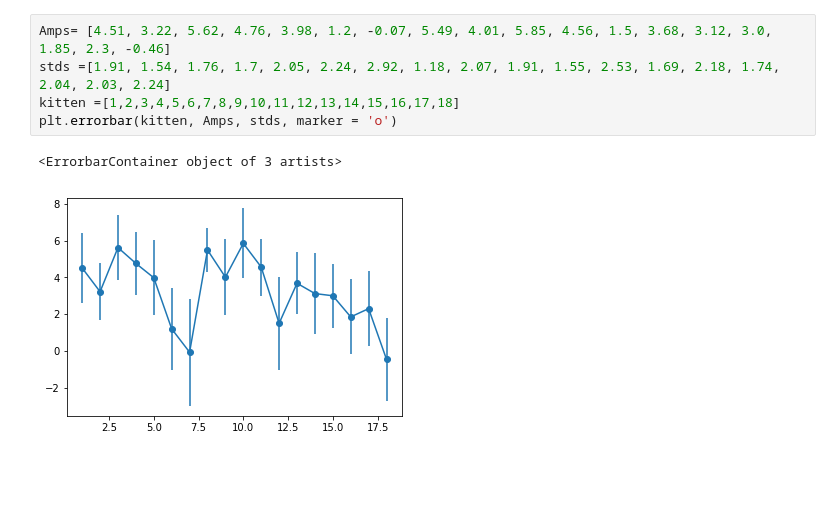
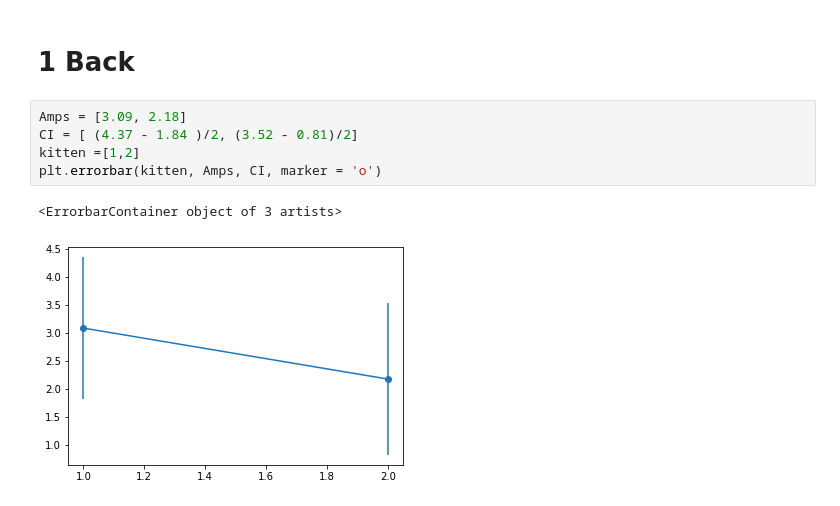
Before and after one commit to WhitneyLab/Serial_Dependence_Analysis_Base, a Jupyter notebook: Subject_JupyterNotebook_VonMises.ipynb, the cells around one changed output. Cells and saved outputs as stored; diff of their text form.

```diff
--- a/Subject_JupyterNotebook_VonMises.ipynb
+++ b/Subject_JupyterNotebook_VonMises.ipynb
@@ -444,10 +498,10 @@ Bin stds:
-# %%
-Amps= [4.51, 3.22, 5.62, 4.76, 3.98, 1.2, -0.07, 5.49, 4.01, 5.85, 4.56, 1.5, 3.68, 3.12, 3.0, 1.85, 2.3, -0.46]
-stds =[1.91, 1.54, 1.76, 1.7, 2.05, 2.24, 2.92, 1.18, 2.07, 1.91, 1.55, 2.53, 1.69, 2.18, 1.74, 2.04, 2.03, 2.24]
-kitten =[1,2,3,4,5,6,7,8,9,10,11,12,13,14,15,16,17,18]
-plt.errorbar(kitten, Amps, stds, marker = 'o')
-# %% [output]
-<ErrorbarContainer object of 3 artists>
-[figure, removed]
 # %% [markdown]
-#
+# 1 Back
+# %%
+Amps = [3.09, 2.18]
+CI = [ (4.37 - 1.84 )/2, (3.52 - 0.81)/2]
+kitten =[1,2]
+plt.errorbar(kitten, Amps, CI, marker = 'o')
+# %% [output]
+<ErrorbarContainer object of 3 artists>
+[figure, added]
```
Also changed, not shown: parts of 2 cells of this notebook, 13 other files.
